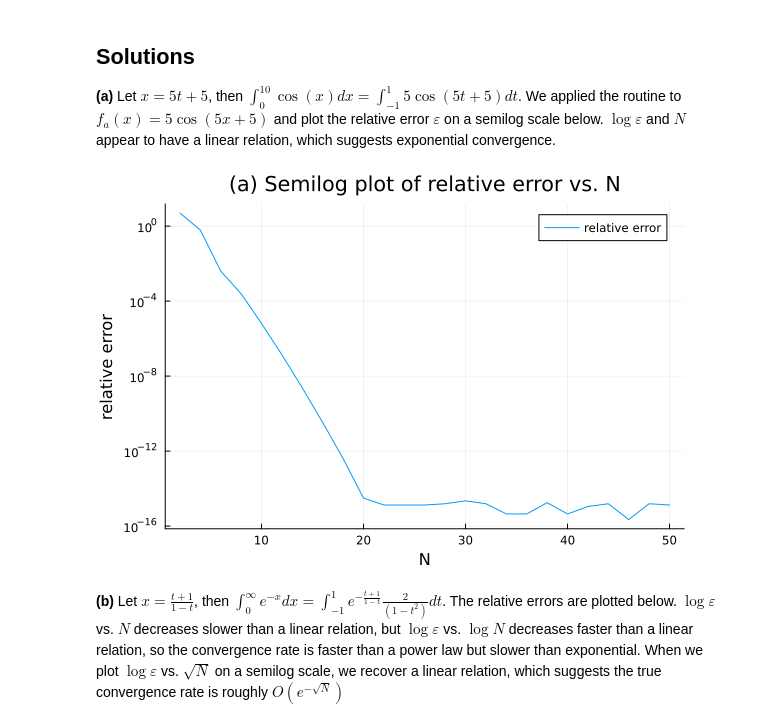
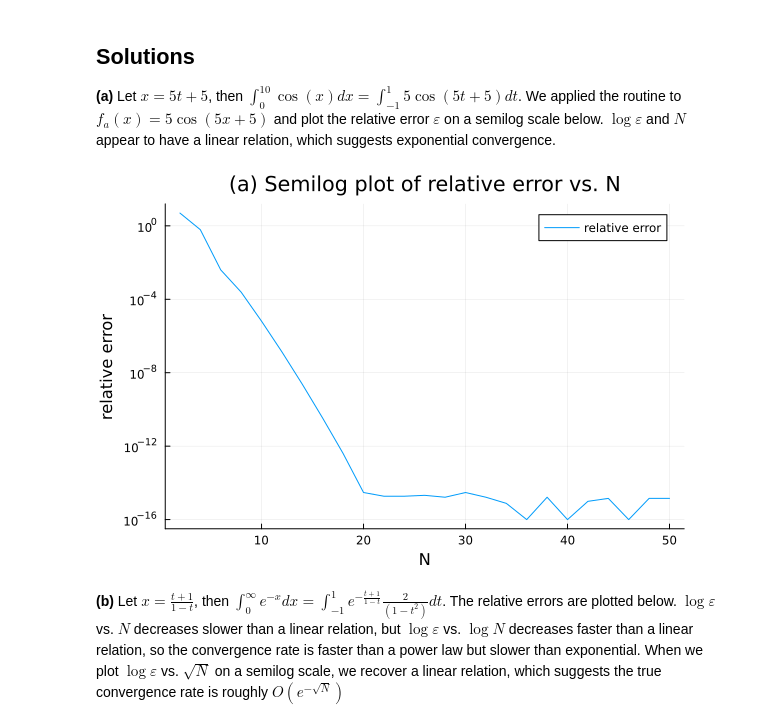
Before and after one commit to mitmath/numerical_hub, a Jupyter notebook: psets/pset3sol.ipynb, the cells around one changed output. Cells and saved outputs as stored; diff of their text form; code cells hidden in the pictures.

```diff
--- a/psets/pset3sol.ipynb
+++ b/psets/pset3sol.ipynb
@@ -363,20 +320,20 @@ to map $t \in [-1, 1)$ to $x \in [0, \infty)$.    Using this change of variables
 # %%
 f_a(x) = 5cos(5x+5) # define f(x) function
 N_list = 2:2:50 # list of number of points N: [2,4,...,50]
 N_size = size(N_list, 1)
 err_a = zeros(N_size) #Initialize the list of errors with the same size as N_list
 for i=1:N_size
     N = N_list[i]
     x, w = clenshaw_curtis(N)
-    err_a[i] = abs(sum(f_a.(x) .* w)/sin(10)-1)#relative error of the quadrature
+    err_a[i] = abs(sum(f_a.(x) .* w)/sin(10)-1) + 1e-16 #relative error of the quadrature
 end
 
 using Plots
 plot(N_list, err_a, yscale=:log10, yticks=[1,10^-4,10^-8,10^-12,10^-16],title = "(a) Semilog plot of relative error vs. N", label="relative error")
 xlabel!("N")
 ylabel!("relative error")
 # %% [output]
-[figure, old version]
+[figure, new version]
 # %% [markdown]
 **(b)** Let $x = \frac{t + 1}{1-t}$, then $\int_0^{\infty} e^{-x} dx = \int_{-1}^{1} e^{-\frac{t + 1}{1-t}} \frac{2}{(1-t^2)}dt $. The relative errors are plotted below. $\log \varepsilon$ vs. $N$ decreases slower than a linear relation, but $\log \varepsilon$ vs. $\log N$ decreases faster than a linear relation, so the convergence rate is faster than a power law but slower than exponential. When we plot $\log \varepsilon$ vs. $\sqrt{N}$ on a semilog scale, we recover a linear relation, which suggests the true convergence rate is roughly $O(e^{-\sqrt{N}})$
 # %%
```
Also changed, not shown: parts of 5 cells of this notebook.
